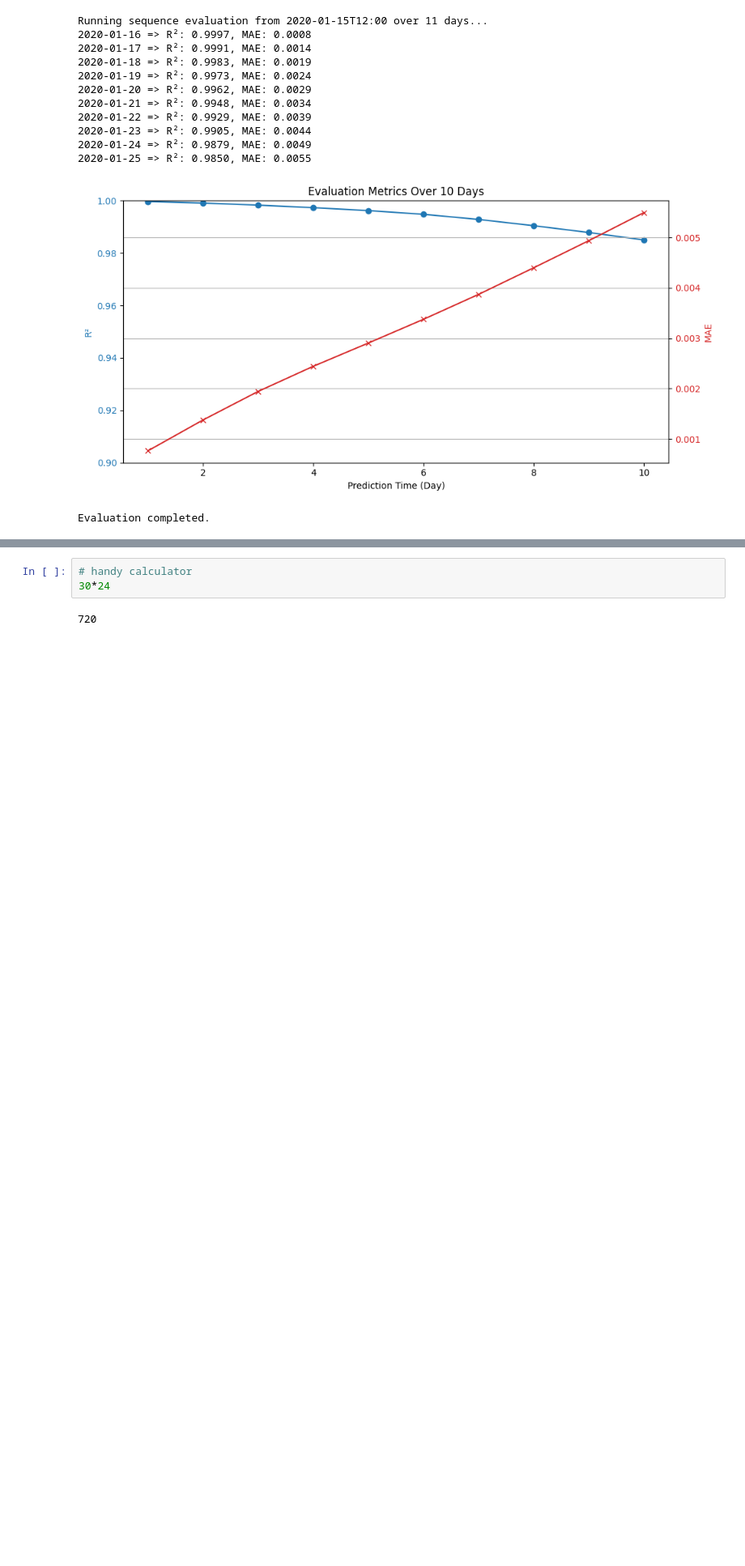
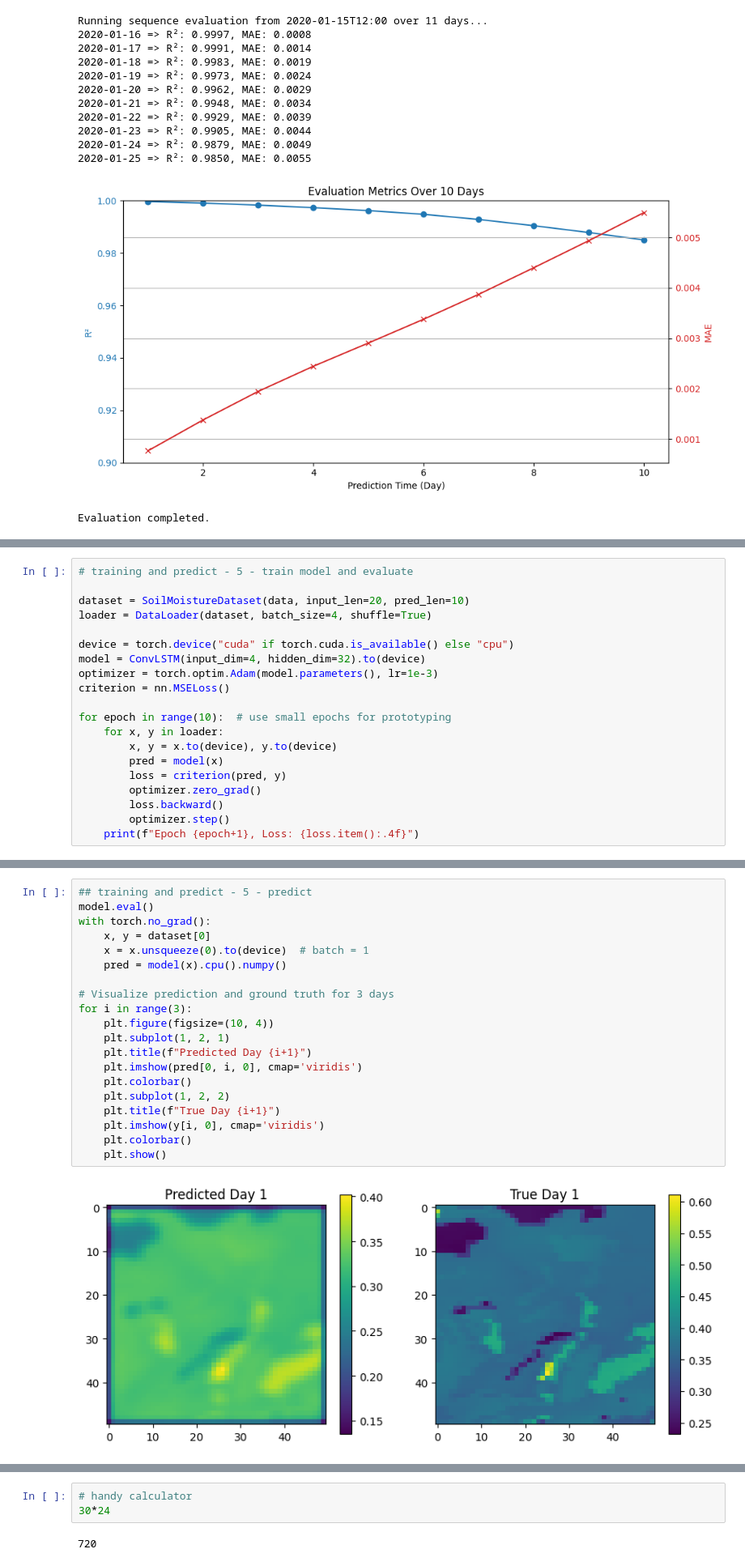
Before and after one commit to JebediahC/soil-moisture-prediction-dl, a Jupyter notebook: developing.ipynb, the cells around one changed output, grey strips where cells are left out. Shown at 81% size. Drawn from its saved outputs; the diff is of its cells as text; blank space fills up the shorter version.

```diff
--- a/developing.ipynb
+++ b/developing.ipynb
@@ -147,0 +311,20 @@ Evaluation completed.
+# %%
+# training and predict - 5 - train model and evaluate
+
+dataset = SoilMoistureDataset(data, input_len=20, pred_len=10)
+loader = DataLoader(dataset, batch_size=4, shuffle=True)
+
+device = torch.device("cuda" if torch.cuda.is_available() else "cpu")
+model = ConvLSTM(input_dim=4, hidden_dim=32).to(device)
+optimizer = torch.optim.Adam(model.parameters(), lr=1e-3)
+criterion = nn.MSELoss()
+
+for epoch in range(10):  # use small epochs for prototyping
+    for x, y in loader:
+        x, y = x.to(device), y.to(device)
+        pred = model(x)
+        loss = criterion(pred, y)
+        optimizer.zero_grad()
+        loss.backward()
+        optimizer.step()
+    print(f"Epoch {epoch+1}, Loss: {loss.item():.4f}")
@@ -147,0 +334,22 @@ Evaluation completed.
+# %%
+## training and predict - 5 - predict
+model.eval()
+with torch.no_grad():
+    x, y = dataset[0]
+    x = x.unsqueeze(0).to(device)  # batch = 1
+    pred = model(x).cpu().numpy()
+
+# Visualize prediction and ground truth for 3 days
+for i in range(3):
+    plt.figure(figsize=(10, 4))
+    plt.subplot(1, 2, 1)
+    plt.title(f"Predicted Day {i+1}")
+    plt.imshow(pred[0, i, 0], cmap='viridis')
+    plt.colorbar()
+    plt.subplot(1, 2, 2)
+    plt.title(f"True Day {i+1}")
+    plt.imshow(y[i, 0], cmap='viridis')
+    plt.colorbar()
+    plt.show()
+# %% [output]
+[figure, added]
```
Also changed, not shown: parts of 10 cells of this notebook.
